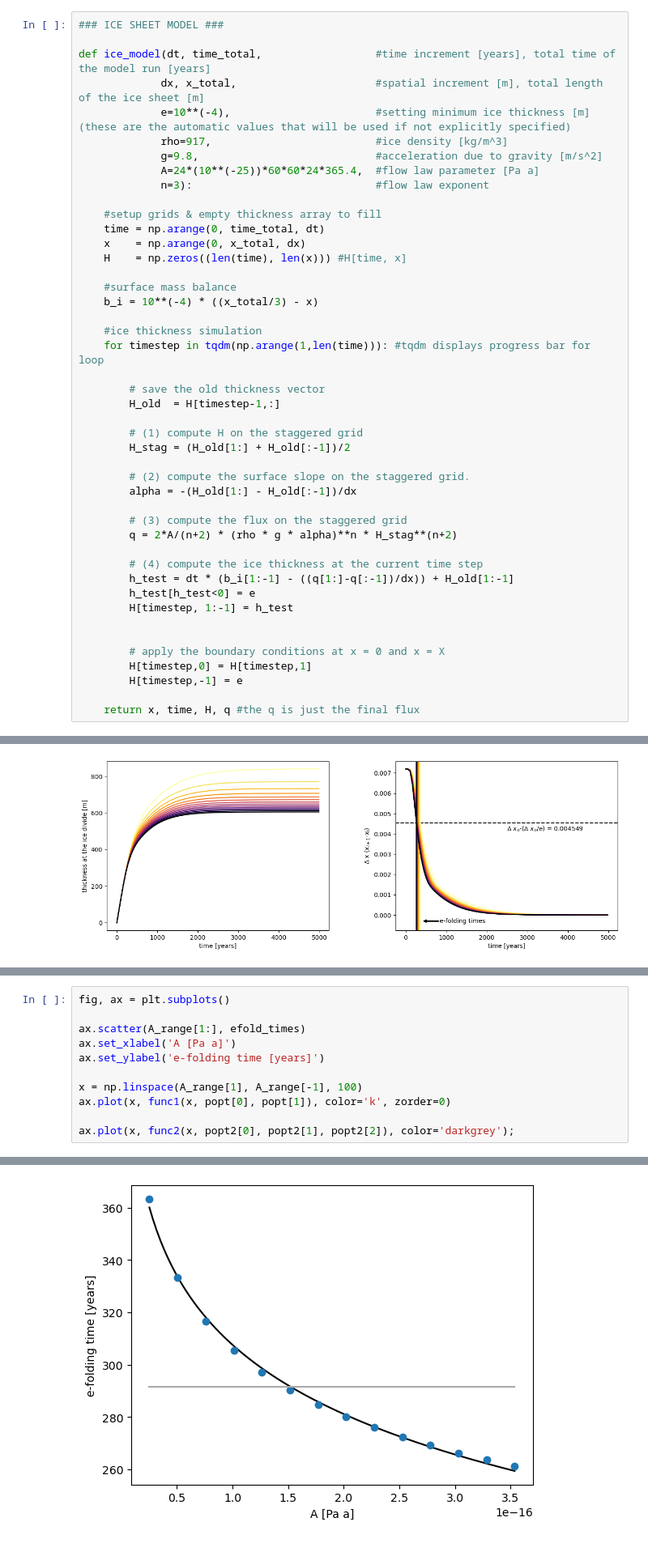
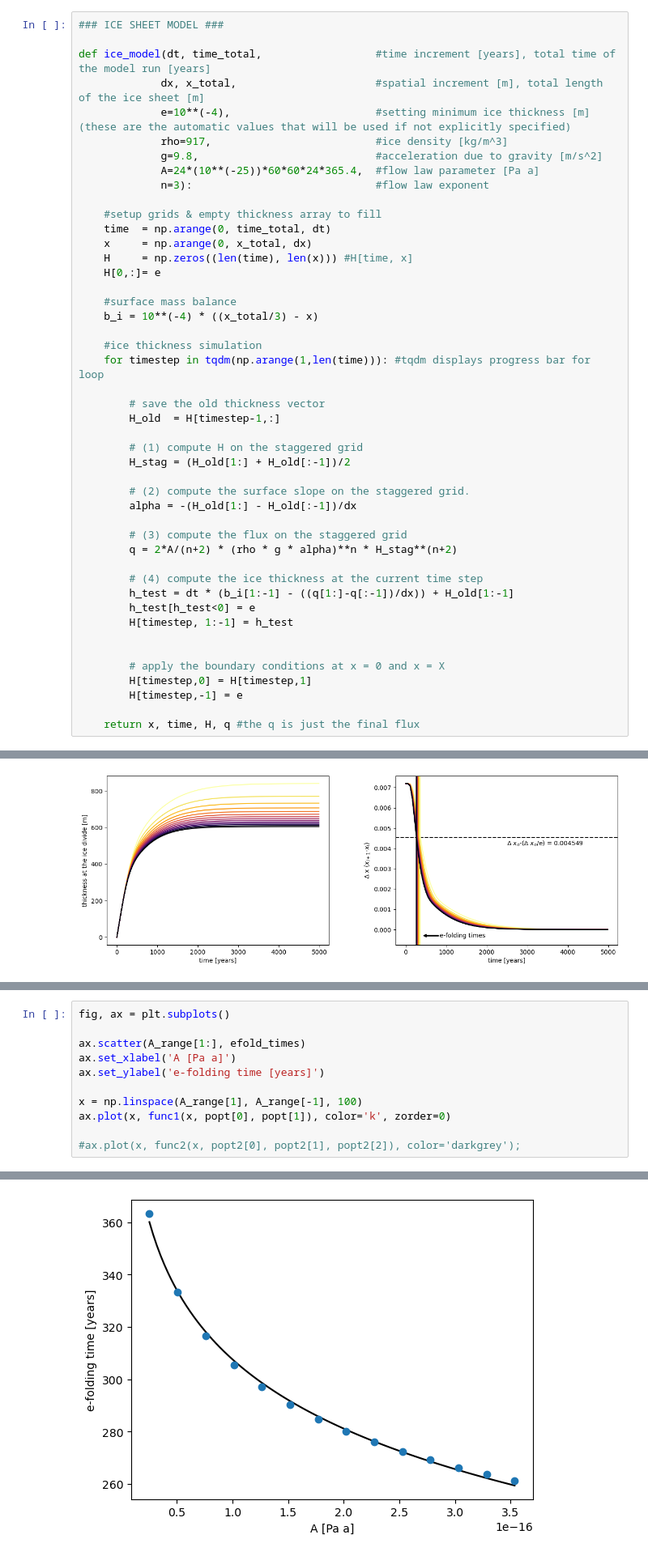
Before and after one commit to JGCAITLIN/glaciology, a Jupyter notebook: final_proj/glac23_final_proj.ipynb, the cells around one changed output, grey strips where cells are left out. Shown at 81% size. Cells and saved outputs as stored; diff of their text form.

Commit message:
changed e folding time method, added initial conditions to ice model

```diff
--- a/final_proj/glac23_final_proj.ipynb
+++ b/final_proj/glac23_final_proj.ipynb
@@ -23,9 +23,10 @@ def ice_model(dt, time_total,                  #time increment [years], total ti
              n=3):                             #flow law exponent
 
     #setup grids & empty thickness array to fill
-    time = np.arange(0, time_total, dt)
-    x    = np.arange(0, x_total, dx)
-    H    = np.zeros((len(time), len(x))) #H[time, x]
+    time  = np.arange(0, time_total, dt)
+    x     = np.arange(0, x_total, dx)
+    H     = np.zeros((len(time), len(x))) #H[time, x]
+    H[0,:]= e
 
     #surface mass balance
     b_i = 10**(-4) * ((x_total/3) - x)
@@ -279,5 +330,5 @@ ax.set_ylabel('e-folding time [years]')
 x = np.linspace(A_range[1], A_range[-1], 100)
 ax.plot(x, func1(x, popt[0], popt[1]), color='k', zorder=0)
 
-ax.plot(x, func2(x, popt2[0], popt2[1], popt2[2]), color='darkgrey');
+#ax.plot(x, func2(x, popt2[0], popt2[1], popt2[2]), color='darkgrey');
 # %% [output]
@@ -284,4 +336,4 @@ ax.plot(x, func2(x, popt2[0], popt2[1], popt2[2]), color='darkgrey');
-[figure, old version]
+[figure, new version]
 # %%
 from scipy.optimize import curve_fit
 # %%
```
Also changed, not shown: parts of 9 cells of this notebook.
